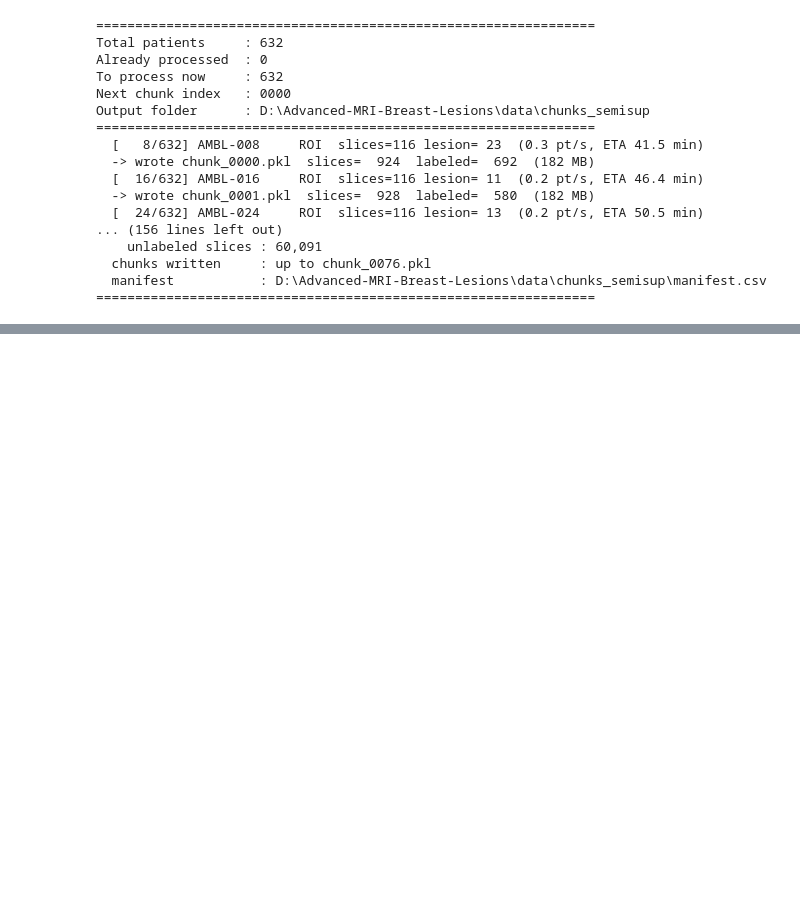
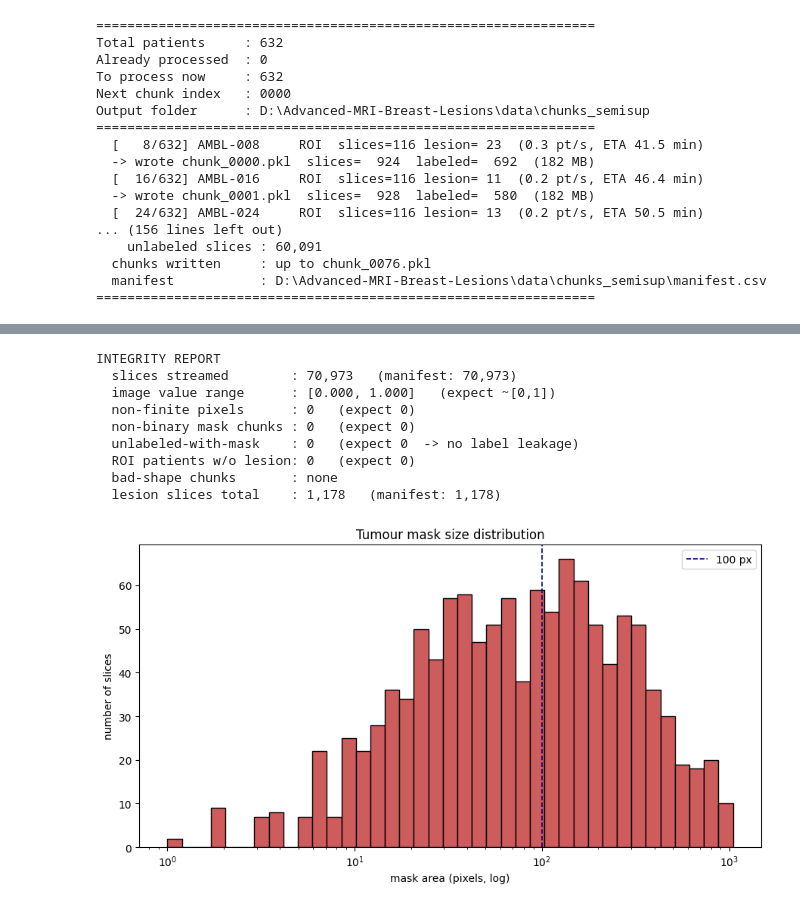
Before and after one commit to MelisaAta/AI_Project, a Jupyter notebook: Semi_Supervised_AI_System.ipynb, the cells around one changed output, grey strips where cells are left out. Saved outputs shown, nothing was run; the diff lists cells and outputs as text; code cells hidden in the pictures; blank space fills up the shorter version.

```diff
--- a/Semi_Supervised_AI_System.ipynb
+++ b/Semi_Supervised_AI_System.ipynb
@@ -425,0 +553,80 @@ Output folder      : D:\Advanced-MRI-Breast-Lesions\data\chunks_semisup
+# %%
+import glob, pickle
+from collections import defaultdict
+
+chunks = sorted(glob.glob(os.path.join(CHUNK_DIR, "chunk_*.pkl")))
+
+# accumulators updated across all chunks
+n_slices = 0; n_nonfinite = 0; mask_nonbinary = 0; leak = 0
+img_min, img_max = np.inf, -np.inf
+lesion_areas = []                      # pixel count of every non-empty mask
+pat_lesion = defaultdict(int)          # patient -> number of lesion slices
+pat_hasroi = {}                        # patient -> has_roi flag
+shape_bad = []                         # chunks with wrong array shape
+
+for cf in chunks:
+    c = pickle.load(open(cf, "rb"))    # load ONE chunk (a few hundred MB max)
+    im, mk = c["images"], c["masks"]
+    pid, hr = c["patient_ids"], c["has_roi"]
+
+    # 1) geometry: each slice must be a single-channel 256x256
+    if im.shape[1:] != (256, 256, 1) or mk.shape[1:] != (256, 256, 1):
+        shape_bad.append(os.path.basename(cf))
+
+    # 2) image sanity: no NaN/Inf, and track the global value range
+    if not np.isfinite(im).all():
+        n_nonfinite += int((~np.isfinite(im)).sum())
+    img_min = min(img_min, float(im.min())); img_max = max(img_max, float(im.max()))
+
+    # 3) masks must be strictly binary (0/1)
+    if mk.max() > 1 or mk.min() < 0:
+        mask_nonbinary += 1
+
+    # per-slice tumour pixel count (mask is 0/1, so the sum = area)
+    areas = mk.reshape(len(mk), -1).sum(1)
+
+    # 4) leakage guard: a slice flagged unlabeled (~hr) must have an empty mask
+    leak += int(((~hr) & (areas > 0)).sum())
+
+    lesion_areas.extend(areas[areas > 0].tolist())   # collect non-empty mask sizes
+    n_slices += len(im)
+
+    # aggregate lesion counts per patient (for the "ROI but no lesion" check)
+    for p in np.unique(pid):
+        s = pid == p
+        pat_hasroi[p] = bool(hr[s][0])
+        pat_lesion[p] += int((areas[s] > 0).sum())
+    del c                                            # free the chunk before the next loop
+
+# 5) any ROI patient that ended up with zero lesion slices = a failed/empty match
+roi_no_lesion = [p for p, h in pat_hasroi.items() if h and pat_lesion[p] == 0]
+
+print("INTEGRITY REPORT")
+print(f"  slices streamed        : {n_slices:,}   (manifest: {int(ok.n_slices.sum()):,})")
+print(f"  image value range      : [{img_min:.3f}, {img_max:.3f}]   (expect ~[0,1])")
+print(f"  non-finite pixels      : {n_nonfinite}   (expect 0)")
+print(f"  non-binary mask chunks : {mask_nonbinary}   (expect 0)")
+print(f"  unlabeled-with-mask    : {leak}   (expect 0  -> no label leakage)")
+print(f"  ROI patients w/o lesion: {len(roi_no_lesion)}   (expect 0)")
+print(f"  bad-shape chunks       : {shape_bad or 'none'}")
+print(f"  lesion slices total    : {len(lesion_areas):,}   (manifest: {int(ok.n_lesion_slices.sum()):,})")
+
+# Mask-size distribution: log x-axis because sizes span orders of magnitude.
+la = np.array(lesion_areas)
+plt.figure(figsize=(9,5))
+plt.hist(la, bins=np.logspace(0, np.log10(la.max()+1), 40), color="indianred", edgecolor="black")
+plt.xscale("log"); plt.axvline(100, color="navy", ls="--", lw=1.2, label="100 px")
+plt.xlabel("mask area (pixels, log)"); plt.ylabel("number of slices")
+plt.title("Tumour mask size distribution"); plt.legend(); plt.tight_layout(); plt.show()
+print(f"  masks < 100 px         : {(la < 100).sum():,} / {len(la):,}  ({(la<100).mean():.0%})")
+# %% [output]
+INTEGRITY REPORT
+  slices streamed        : 70,973   (manifest: 70,973)
+  image value range      : [0.000, 1.000]   (expect ~[0,1])
+  non-finite pixels      : 0   (expect 0)
+  non-binary mask chunks : 0   (expect 0)
+  unlabeled-with-mask    : 0   (expect 0  -> no label leakage)
+  ROI patients w/o lesion: 0   (expect 0)
+  bad-shape chunks       : none
+  lesion slices total    : 1,178   (manifest: 1,178)
+[figure, added]
```
Also changed, not shown: parts of 22 cells of this notebook, 5 other files.
